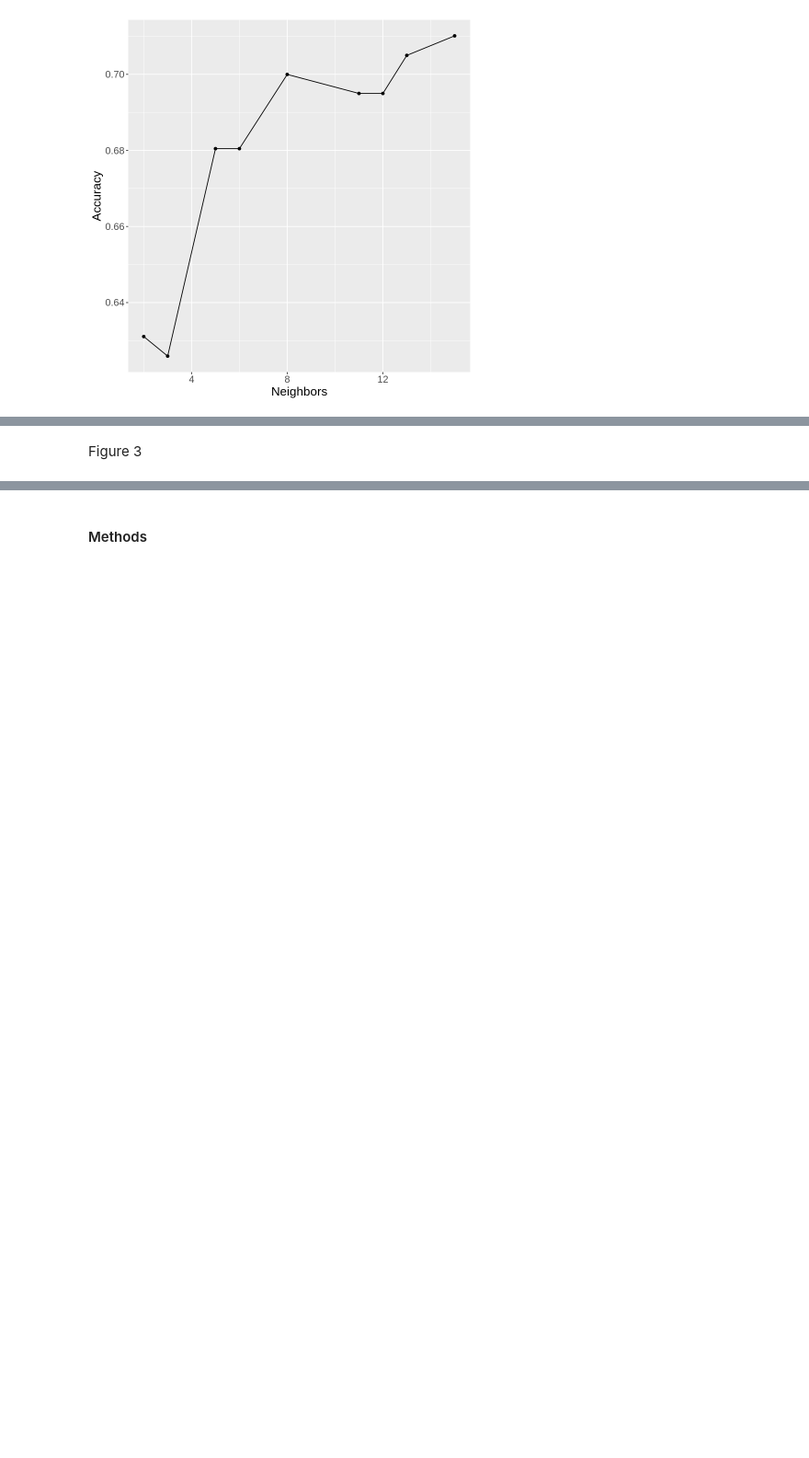
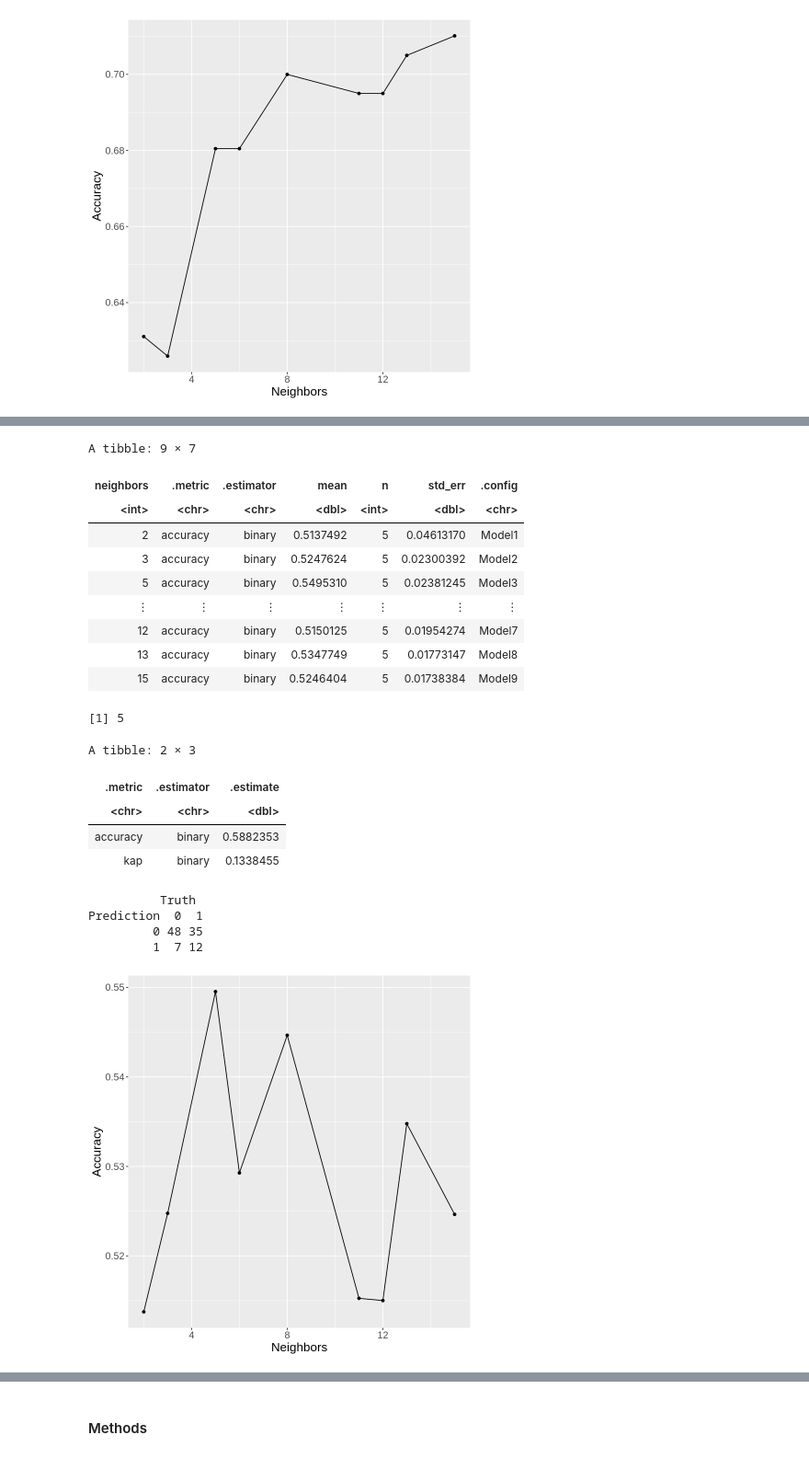
Before and after one commit to daphnetian/dsci-100-final-project, a Jupyter notebook: DSCI Project Proposal.ipynb, the cells around one changed output, grey strips where cells are left out. Shown at 92% size. Saved outputs shown, nothing was run; the diff lists cells and outputs as text; code cells hidden in the pictures; blank space fills up the shorter version.

```diff
--- a/DSCI Project Proposal.ipynb
+++ b/DSCI Project Proposal.ipynb
@@ -265,2 +262,51 @@ ERROR: Error in model.frame.default(formula, data): object is not a matrix
-# %% [markdown]
-Figure 3
+# %%
+set.seed(2000)
+recipe <- recipe(presence_of_h_d ~ resting_bp, data = training_data) %>% step_scale(all_predictors()) %>% step_center(all_predictors())
+recipe
+
+train_vfold <- vfold_cv(training_data, v = 5, strata = presence_of_h_d)
+
+spec <- nearest_neighbor(weight_func = "rectangular", neighbors = tune()) %>%
+      set_engine("kknn") %>%
+      set_mode("classification")
+
+training_fit <- workflow() %>%
+      add_recipe(recipe) %>%
+      add_model(spec) %>%
+      tune_grid(resamples = train_vfold, grid = 10) %>%
+      collect_metrics()
+
+# training_fit
+
+accuracies <- training_fit %>%
+      filter(.metric == "accuracy")
+
+cross_val_plot <- accuracies %>%
+     ggplot(aes(x = neighbors, y = mean))+
+      geom_point() +
+      geom_line() +
+      labs(x = "Neighbors", y = "Accuracy") +
+     theme(text = element_text (size = 16))
+
+cross_val_plot
+
+k_for_all <- accuracies %>% arrange(desc(mean)) %>% head(1) %>% pull(neighbors)
+accuracies
+k_for_all
+
+spec <- nearest_neighbor(weight_func = "rectangular", neighbors = k_for_all) %>%
+      set_engine("kknn") %>%
+      set_mode("classification")
+
+fit <- workflow() %>%
+      add_recipe(recipe) %>%
+      add_model(spec) %>%
+      fit(data = training_data)
+
+predictions_all <-predict(fit, testing_data) %>% bind_cols(testing_data) %>% metrics(truth = presence_of_h_d, estimate = .pred_class)
+predictions_all
+
+predictions_matixs <- predict(fit, testing_data) %>% bind_cols(testing_data)%>%
+     conf_mat(truth=presence_of_h_d,estimate=.pred_class)
+predictions_matixs
+# %% [output]
@@ -266,0 +325,21 @@ Figure 3
+A tibble: 9 × 7
+| neighbors | .metric | .estimator | mean | n | std_err | .config |
+| <int> | <chr> | <chr> | <dbl> | <int> | <dbl> | <chr> |
+| 2 | accuracy | binary | 0.5137492 | 5 | 0.04613170 | Model1 |
+| 3 | accuracy | binary | 0.5247624 | 5 | 0.02300392 | Model2 |
+| 5 | accuracy | binary | 0.5495310 | 5 | 0.02381245 | Model3 |
+| ⋮ | ⋮ | ⋮ | ⋮ | ⋮ | ⋮ | ⋮ |
+| 12 | accuracy | binary | 0.5150125 | 5 | 0.01954274 | Model7 |
+| 13 | accuracy | binary | 0.5347749 | 5 | 0.01773147 | Model8 |
+| 15 | accuracy | binary | 0.5246404 | 5 | 0.01738384 | Model9 |
+[1] 5
+A tibble: 2 × 3
+| .metric | .estimator | .estimate |
+| <chr> | <chr> | <dbl> |
+| accuracy | binary | 0.5882353 |
+| kap | binary | 0.1338455 |
+          Truth
+Prediction  0  1
+         0 48 35
+         1  7 12
+[figure, added]
```
Also changed, not shown: parts of 20 cells of this notebook.
